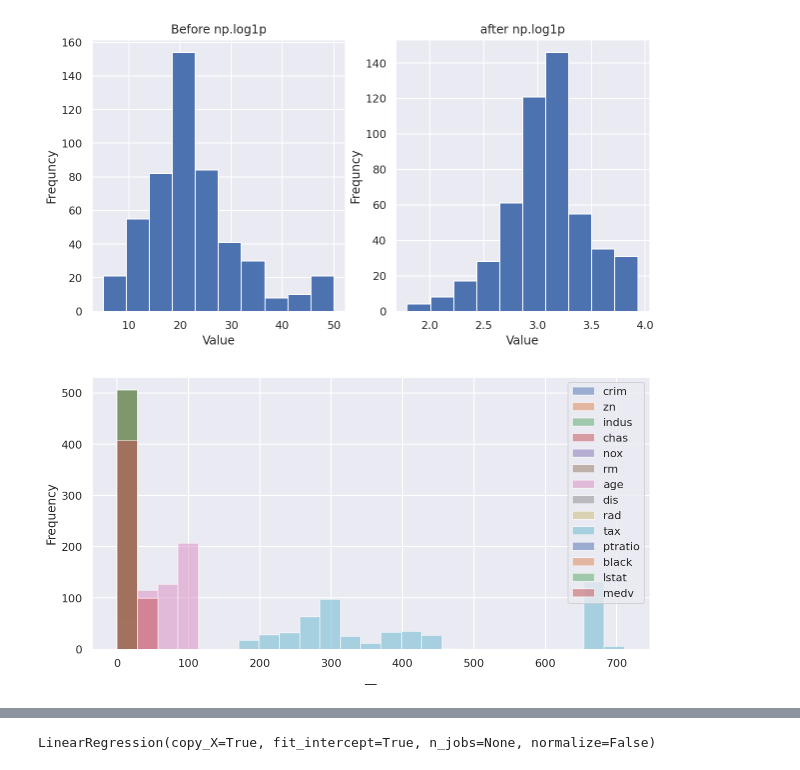
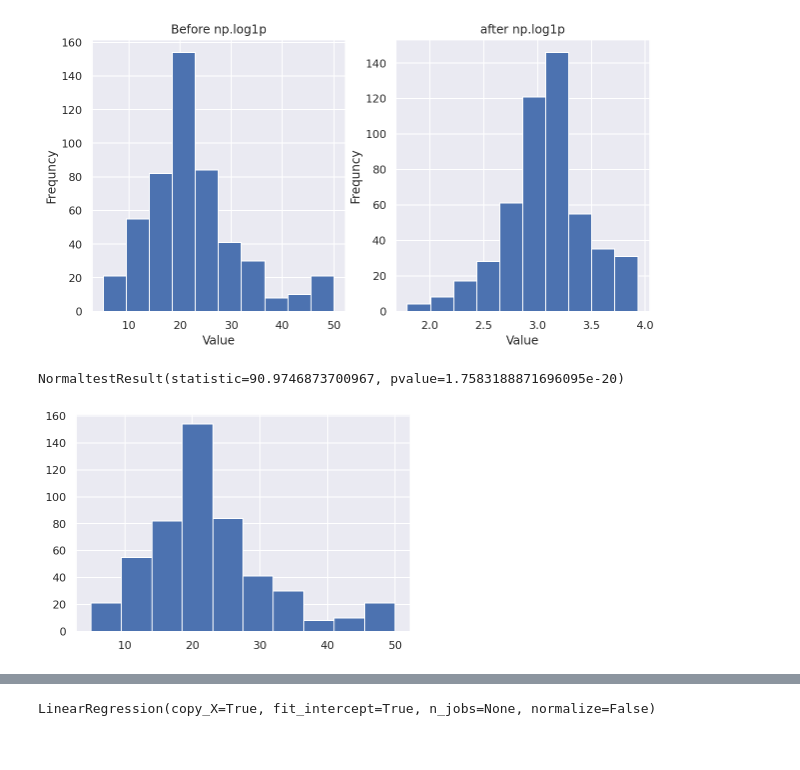
Before and after one commit to mohmaed7777/prediction-Houses-price-with-linear-Regression, a Jupyter notebook: Boston houses price.ipynb, the cells around one changed output, grey strips where cells are left out. Drawn from its saved outputs; the diff is of its cells as text; code cells hidden in the pictures.

```diff
--- a/Boston houses price.ipynb
+++ b/Boston houses price.ipynb
@@ -166,10 +163,3 @@ for col in skew_cols.index.values:
   if col == 'medv':
     continue
   df[col] = df[col].apply(np.log1p)
-# %%
-# Create a histogram for each freature overlayed:
-sns.set_context('notebook')
-ax = df.plot.hist(bins=25, alpha=0.5)
-ax.set_xlabel('__');
-# %% [output]
-[figure, removed]
@@ -175,0 +168,8 @@ ax.set_xlabel('__');
+# %%
+normaltest(df.medv.values)
+# %% [output]
+NormaltestResult(statistic=90.9746873700967, pvalue=1.7583188871696095e-20)
+# %%
+df.medv.hist();
+# %% [output]
+[figure, added]
```
Also changed, not shown: parts of 24 cells of this notebook.
